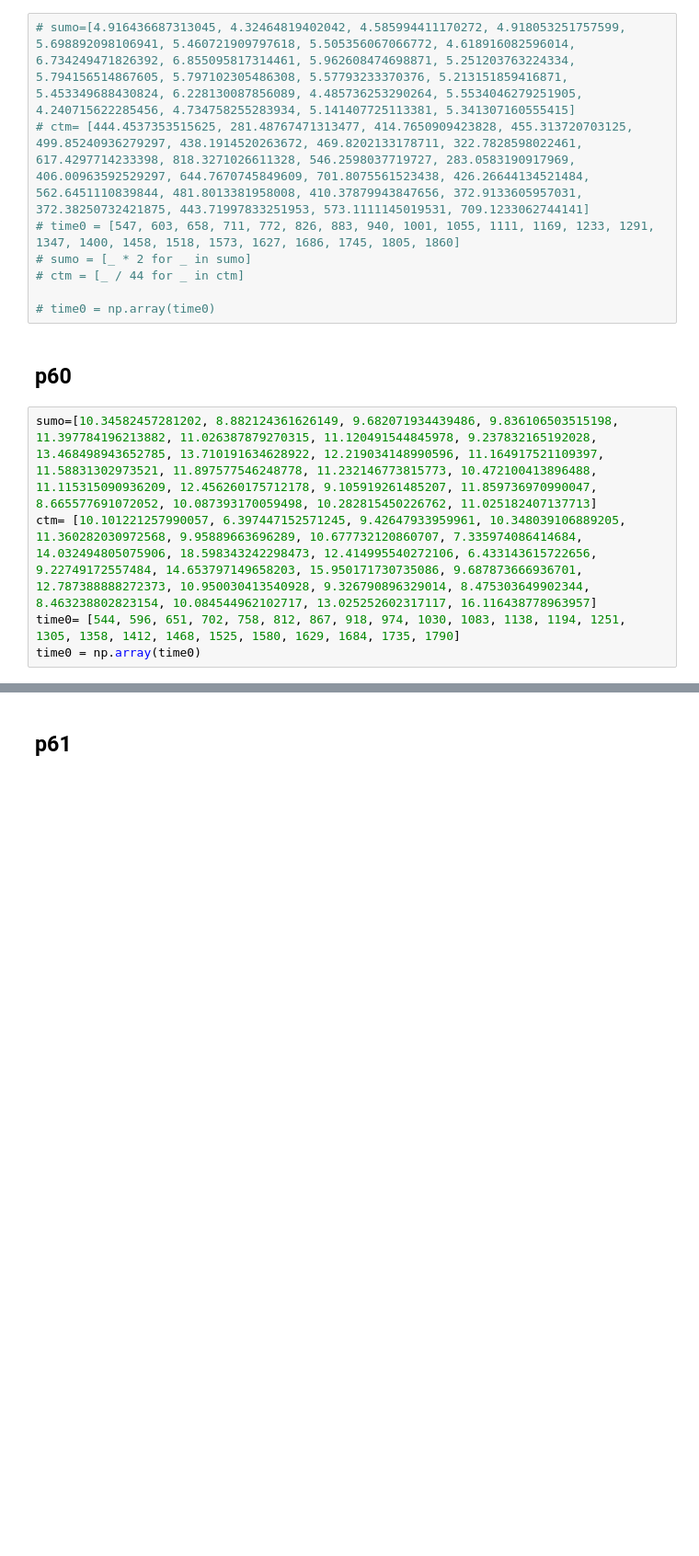
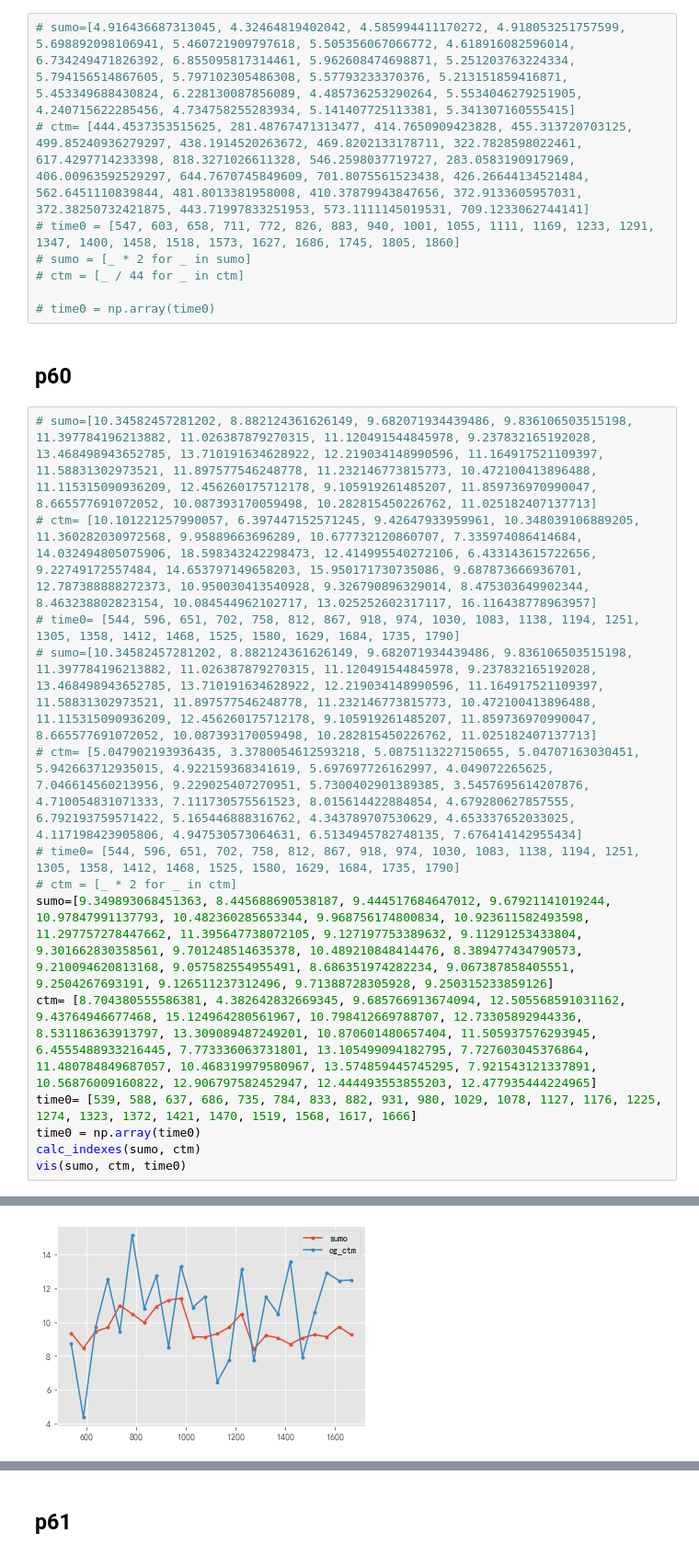
Before and after one commit to Eightina/Digital-Twin-CTM, a Jupyter notebook: Digital-Twin/ac_p6.ipynb, the cells around one changed output, grey strips where cells are left out. Shown at 92% size. Saved outputs shown, nothing was run; the diff lists cells and outputs as text; blank space fills up the shorter version.

```diff
--- a/Digital-Twin/ac_p6.ipynb
+++ b/Digital-Twin/ac_p6.ipynb
@@ -146,7 +146,17 @@ def vis(sumo, ctm, time0:np.array):
 # %% [markdown]
 ## p60
 # %%
-sumo=[10.34582457281202, 8.882124361626149, 9.682071934439486, 9.836106503515198, 11.397784196213882, 11.026387879270315, 11.120491544845978, 9.237832165192028, 13.468498943652785, 13.710191634628922, 12.219034148990596, 11.164917521109397, 11.58831302973521, 11.897577546248778, 11.232146773815773, 10.472100413896488, 11.115315090936209, 12.456260175712178, 9.105919261485207, 11.859736970990047, 8.665577691072052, 10.087393170059498, 10.282815450226762, 11.025182407137713]
-ctm= [10.101221257990057, 6.397447152571245, 9.42647933959961, 10.348039106889205, 11.360282030972568, 9.95889663696289, 10.677732120860707, 7.335974086414684, 14.032494805075906, 18.598343242298473, 12.414995540272106, 6.433143615722656, 9.22749172557484, 14.653797149658203, 15.950171730735086, 9.687873666936701, 12.787388888272373, 10.950030413540928, 9.326790896329014, 8.475303649902344, 8.463238802823154, 10.084544962102717, 13.025252602317117, 16.116438778963957]
-time0= [544, 596, 651, 702, 758, 812, 867, 918, 974, 1030, 1083, 1138, 1194, 1251, 1305, 1358, 1412, 1468, 1525, 1580, 1629, 1684, 1735, 1790]
+# sumo=[10.34582457281202, 8.882124361626149, 9.682071934439486, 9.836106503515198, 11.397784196213882, 11.026387879270315, 11.120491544845978, 9.237832165192028, 13.468498943652785, 13.710191634628922, 12.219034148990596, 11.164917521109397, 11.58831302973521, 11.897577546248778, 11.232146773815773, 10.472100413896488, 11.115315090936209, 12.456260175712178, 9.105919261485207, 11.859736970990047, 8.665577691072052, 10.087393170059498, 10.282815450226762, 11.025182407137713]
+# ctm= [10.101221257990057, 6.397447152571245, 9.42647933959961, 10.348039106889205, 11.360282030972568, 9.95889663696289, 10.677732120860707, 7.335974086414684, 14.032494805075906, 18.598343242298473, 12.414995540272106, 6.433143615722656, 9.22749172557484, 14.653797149658203, 15.950171730735086, 9.687873666936701, 12.787388888272373, 10.950030413540928, 9.326790896329014, 8.475303649902344, 8.463238802823154, 10.084544962102717, 13.025252602317117, 16.116438778963957]
+# time0= [544, 596, 651, 702, 758, 812, 867, 918, 974, 1030, 1083, 1138, 1194, 1251, 1305, 1358, 1412, 1468, 1525, 1580, 1629, 1684, 1735, 1790]
+# sumo=[10.34582457281202, 8.882124361626149, 9.682071934439486, 9.836106503515198, 11.397784196213882, 11.026387879270315, 11.120491544845978, 9.237832165192028, 13.468498943652785, 13.710191634628922, 12.219034148990596, 11.164917521109397, 11.58831302973521, 11.897577546248778, 11.232146773815773, 10.472100413896488, 11.115315090936209, 12.456260175712178, 9.105919261485207, 11.859736970990047, 8.665577691072052, 10.087393170059498, 10.282815450226762, 11.025182407137713]
+# ctm= [5.047902193936435, 3.3780054612593218, 5.0875113227150655, 5.04707163030451, 5.942663712935015, 4.922159368341619, 5.697697726162997, 4.049072265625, 7.046614560213956, 9.229025407270951, 5.7300402901389385, 3.5457695614207876, 4.710054831071333, 7.111730575561523, 8.015614422884854, 4.679280627857555, 6.792193759571422, 5.165446888316762, 4.343789707530629, 4.653337652033025, 4.117198423905806, 4.947530573064631, 6.5134945782748135, 7.676414142955434]
+# time0= [544, 596, 651, 702, 758, 812, 867, 918, 974, 1030, 1083, 1138, 1194, 1251, 1305, 1358, 1412, 1468, 1525, 1580, 1629, 1684, 1735, 1790]
+# ctm = [_ * 2 for _ in ctm]
+sumo=[9.349893068451363, 8.445688690538187, 9.444517684647012, 9.67921141019244, 10.97847991137793, 10.482360285653344, 9.968756174800834, 10.923611582493598, 11.297757278447662, 11.395647738072105, 9.127197753389632, 9.11291253433804, 9.301662830358561, 9.701248514635378, 10.489210848414476, 8.389477434790573, 9.210094620813168, 9.057582554955491, 8.686351974282234, 9.067387858405551, 9.2504267693191, 9.126511237312496, 9.71388728305928, 9.250315233859126]
+ctm= [8.704380555586381, 4.382642832669345, 9.685766913674094, 12.505568591031162, 9.43764946677468, 15.124964280561967, 10.798412669788707, 12.73305892944336, 8.531186363913797, 13.309089487249201, 10.870601480657404, 11.505937576293945, 6.4555488933216445, 7.773336063731801, 13.105499094182795, 7.727603045376864, 11.480784849687057, 10.468319979580967, 13.574859445745295, 7.921543121337891, 10.56876009160822, 12.906797582452947, 12.444493553855203, 12.477935444224965]
+time0= [539, 588, 637, 686, 735, 784, 833, 882, 931, 980, 1029, 1078, 1127, 1176, 1225, 1274, 1323, 1372, 1421, 1470, 1519, 1568, 1617, 1666]
 time0 = np.array(time0)
+calc_indexes(sumo, ctm)
+vis(sumo, ctm, time0)
+# %% [output]
@@ -152,0 +175 @@ time0 = np.array(time0)
+[figure, added]
```
Also changed, not shown: parts of 23 cells of this notebook, 25 other files.
